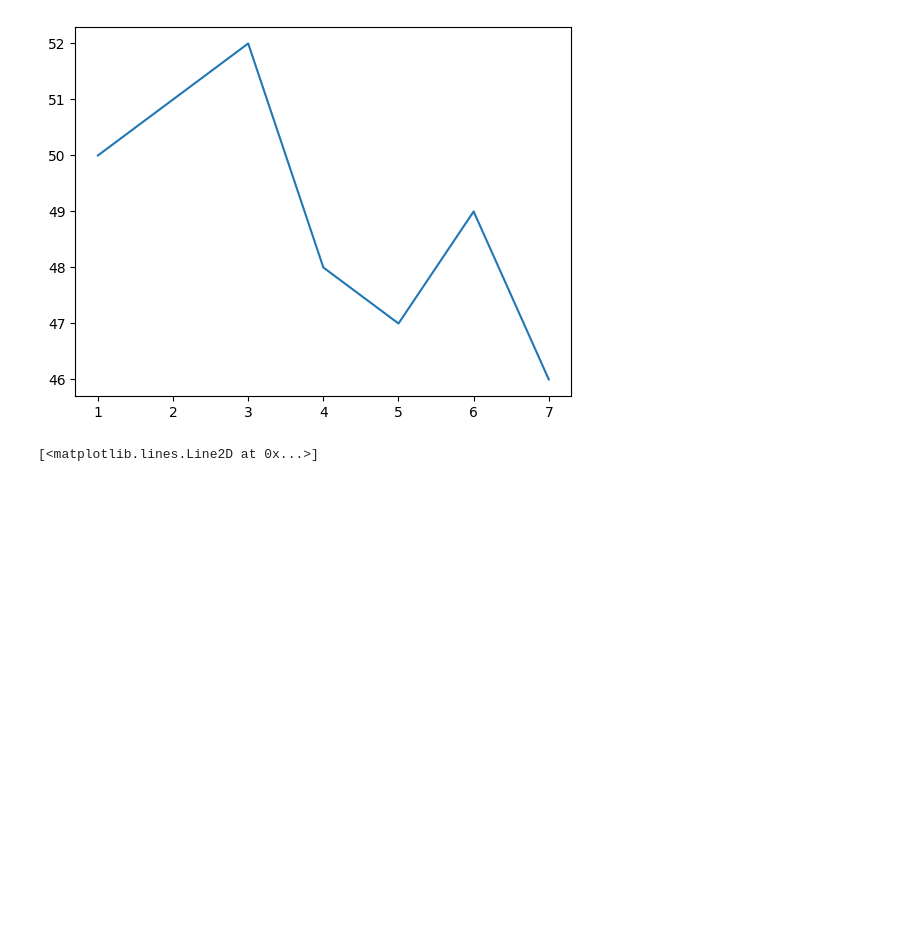
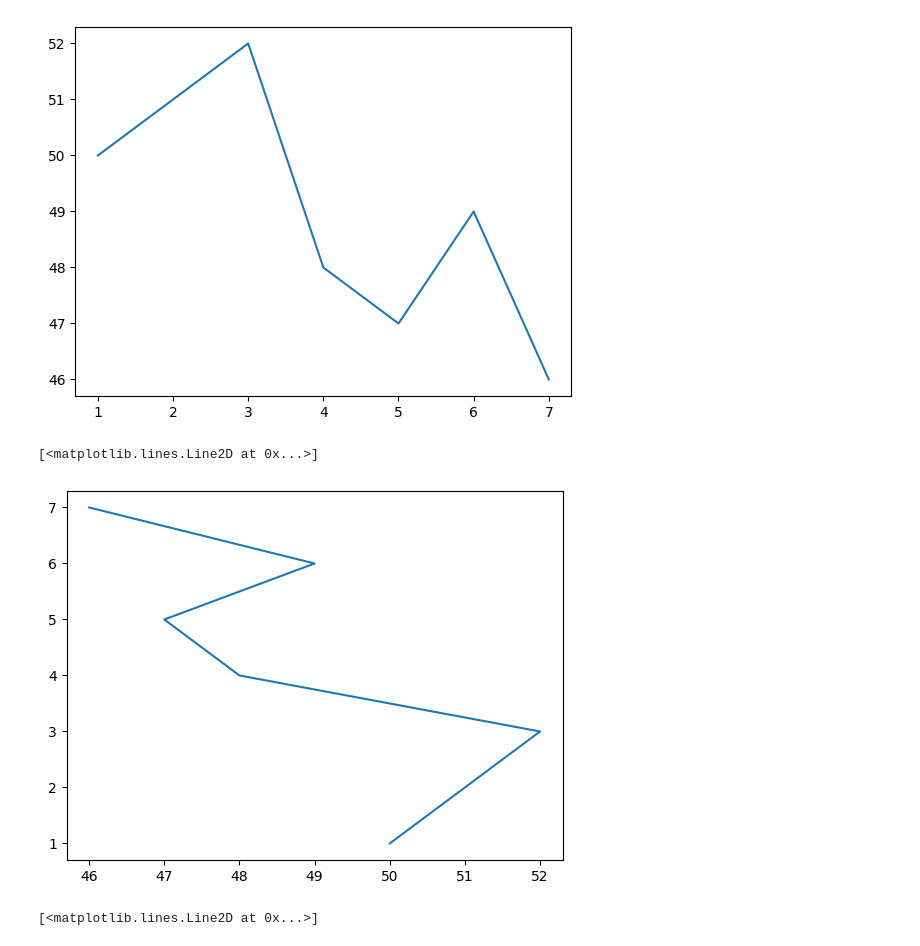
Before and after one commit to Mehedi26696/Python-Libraries, a Jupyter notebook: Matplotlib/Matplotlib Notes.ipynb, the cells around one changed output. Saved outputs shown, nothing was run; the diff lists cells and outputs as text; code cells hidden in the pictures; blank space fills up the shorter version.

```diff
--- a/Matplotlib/Matplotlib Notes.ipynb
+++ b/Matplotlib/Matplotlib Notes.ipynb
@@ -15,6 +15,11 @@ plt.plot(x,y)
 # %% [output]
 [<matplotlib.lines.Line2D at 0x...>]
 [figure]
+# %%
+plt.plot(y,x)
+# %% [output]
+[<matplotlib.lines.Line2D at 0x...>]
+[figure, added]
 # %%
 plt.plot(x,y,color="green")
 # %% [output]
```
Also changed, not shown: 3 other files.
